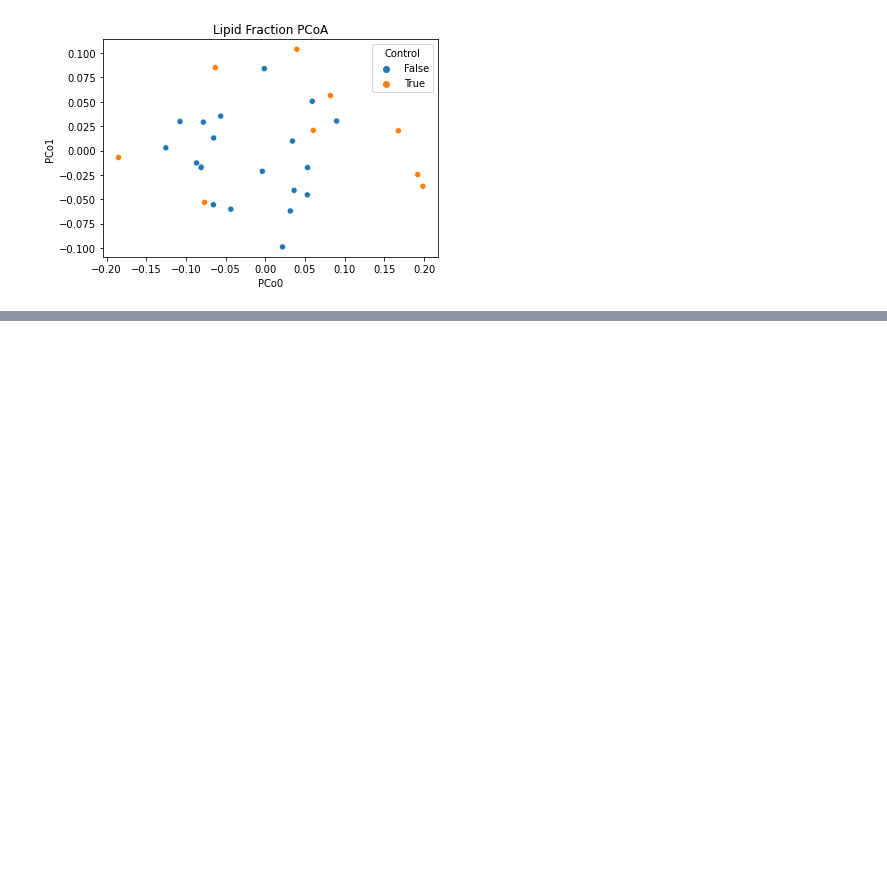
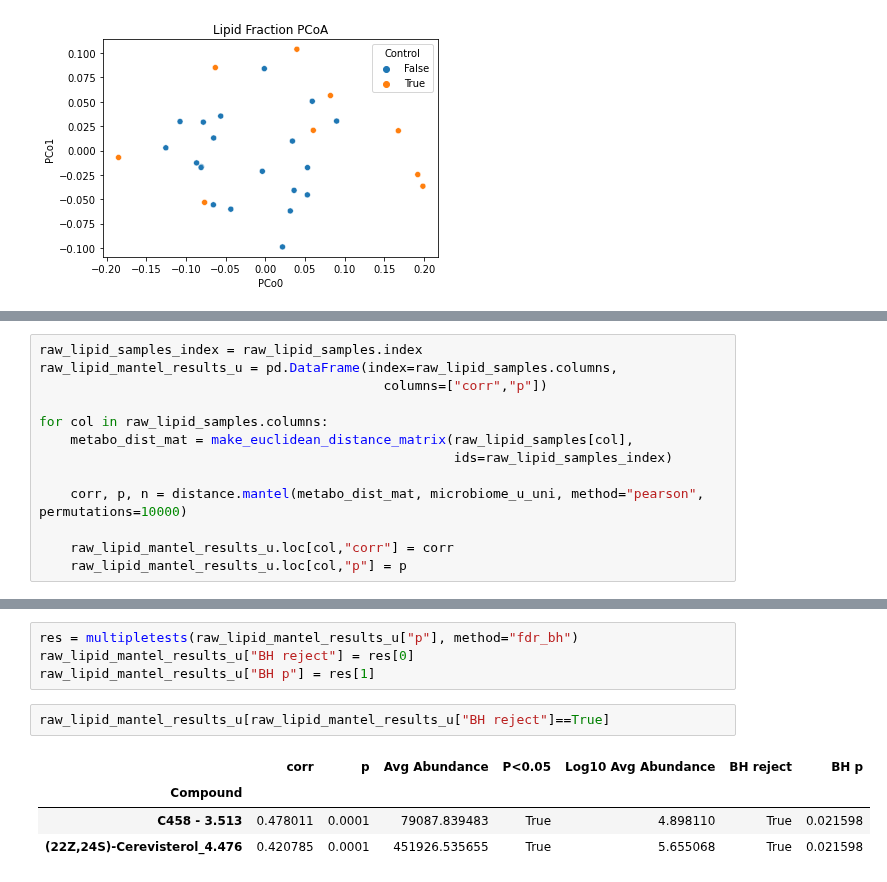
Before and after one commit to sterrettJD/GT-micro-metabo, a Jupyter notebook: analysis/GT_in_plasma.ipynb, the cells around one changed output, grey strips where cells are left out. Cells and saved outputs as stored; diff of their text form; blank space fills up the shorter version.

```diff
--- a/analysis/GT_in_plasma.ipynb
+++ b/analysis/GT_in_plasma.ipynb
@@ -385,0 +317,13 @@ One note from a quick google - Cerevisterol is a potent NF-kappa B inhibitor acc
+# %%
+raw_lipid_samples_index = raw_lipid_samples.index
+raw_lipid_mantel_results_u = pd.DataFrame(index=raw_lipid_samples.columns,
+                                            columns=["corr","p"])
+
+for col in raw_lipid_samples.columns:
+    metabo_dist_mat = make_euclidean_distance_matrix(raw_lipid_samples[col],
+                                                     ids=raw_lipid_samples_index)
+
+    corr, p, n = distance.mantel(metabo_dist_mat, microbiome_u_uni, method="pearson", permutations=10000)
+
+    raw_lipid_mantel_results_u.loc[col,"corr"] = corr
+    raw_lipid_mantel_results_u.loc[col,"p"] = p
@@ -385,0 +388,11 @@ One note from a quick google - Cerevisterol is a potent NF-kappa B inhibitor acc
+# %%
+res = multipletests(raw_lipid_mantel_results_u["p"], method="fdr_bh")
+raw_lipid_mantel_results_u["BH reject"] = res[0]
+raw_lipid_mantel_results_u["BH p"] = res[1]
+# %%
+raw_lipid_mantel_results_u[raw_lipid_mantel_results_u["BH reject"]==True]
+# %% [output]
+|  | corr | p | Avg Abundance | P<0.05 | Log10 Avg Abundance | BH reject | BH p |
+| Compound |  |  |  |  |  |  |  |
+| C458 - 3.513 | 0.478011 | 0.0001 | 79087.839483 | True | 4.898110 | True | 0.021598 |
+| (22Z,24S)-Cerevisterol_4.476 | 0.420785 | 0.0001 | 451926.535655 | True | 5.655068 | True | 0.021598 |
```
Also changed, not shown: parts of 55 cells of this notebook.
